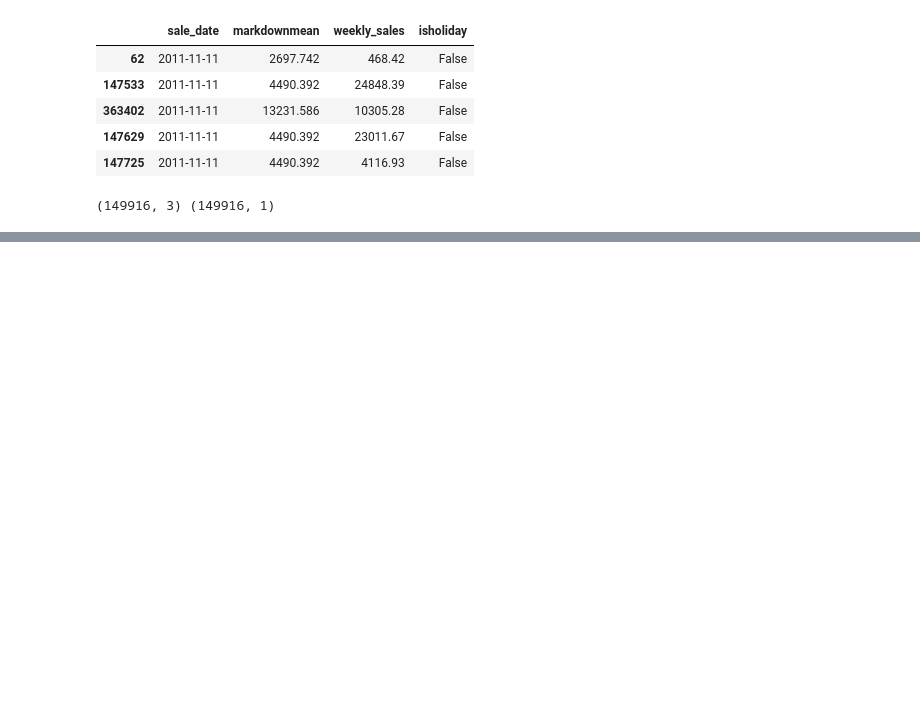
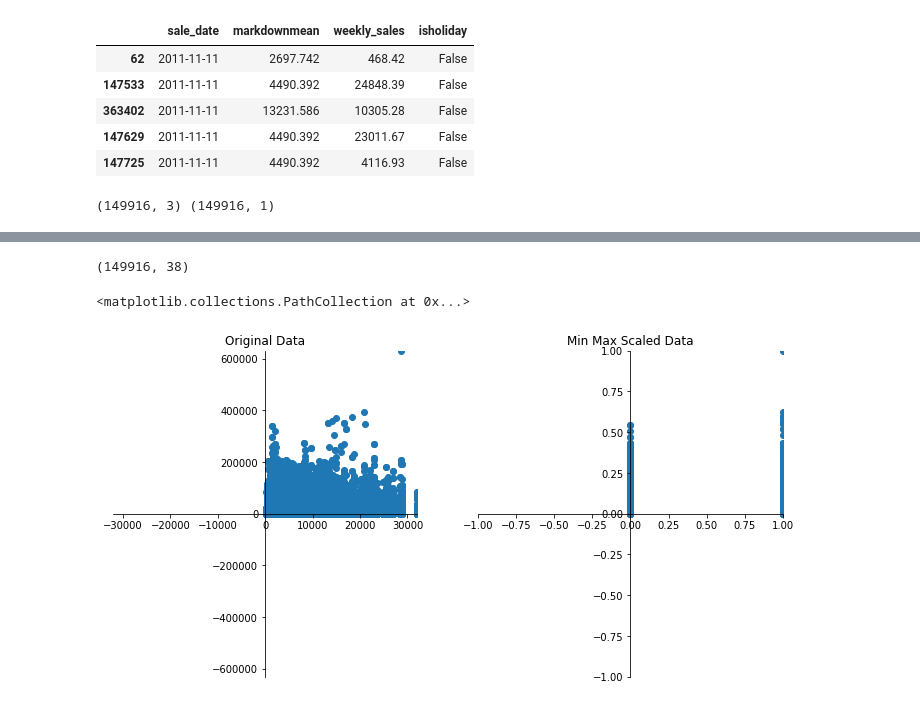
Before and after one commit to Infinity183/Sales_Retail_FP, a Jupyter notebook: Preprocessing_BestDate4Markdown.ipynb, the cells around one changed output, grey strips where cells are left out. Saved outputs shown, nothing was run; the diff lists cells and outputs as text; code cells hidden in the pictures; blank space fills up the shorter version.

Commit message:
min max scaler need to put in seperate file

```diff
--- a/Preprocessing_BestDate4Markdown.ipynb
+++ b/Preprocessing_BestDate4Markdown.ipynb
@@ -140,0 +147,9 @@ label_encoder.classes_
+# %%
+#Splitting
+from sklearn.model_selection import train_test_split
+
+X = pd.get_dummies(X)
+
+X_train, X_test, y_train, y_test = train_test_split(X, y, random_state=42)
+
+X_train.head()
@@ -140,0 +164,46 @@ label_encoder.classes_
+# %%
+#Min max scaler
+from sklearn.preprocessing import MinMaxScaler
+X_minmax = MinMaxScaler().fit(X_train)
+y_minmax = MinMaxScaler().fit(y_train)
+
+X_train_minmax = X_minmax.transform(X_train)
+X_test_minmax = X_minmax.transform(X_test)
+y_train_minmax = y_minmax.transform(y_train)
+y_test_minmax = y_minmax.transform(y_test)
+# %%
+X.shape
+# %% [output]
+(149916, 38)
+# %%
+fig1 = plt.figure(figsize=(12, 6))
+axes1 = fig1.add_subplot(1, 2, 1)
+axes2 = fig1.add_subplot(1, 2, 2)
+
+axes1.set_title("Original Data")
+axes2.set_title("Min Max Scaled Data")
+
+maxx = X_train["markdownmean"].max()
+maxy = y_train.max()[0]
+axes1.set_xlim(-maxx + 1, maxx + 1)
+axes1.set_ylim( -maxy -1, maxy + 1)
+
+axes2.set_xlim(-1, 1)
+axes2.set_ylim(-1, 1)
+
+def set_axes(ax):
+    ax.spines['left'].set_position('center')
+    ax.spines['right'].set_color('none')
+    ax.spines['bottom'].set_position('center')
+    ax.spines['top'].set_color('none')
+    ax.xaxis.set_ticks_position('bottom')
+    ax.yaxis.set_ticks_position('left')
+
+set_axes(axes1)
+set_axes(axes2)
+
+axes1.scatter(X_train['markdownmean'], y_train)
+axes2.scatter(X_train_minmax[:,0], y_train_minmax[:])
+# %% [output]
+<matplotlib.collections.PathCollection at 0x...>
+[figure, added]
```
Also changed, not shown: parts of 3 cells of this notebook.
